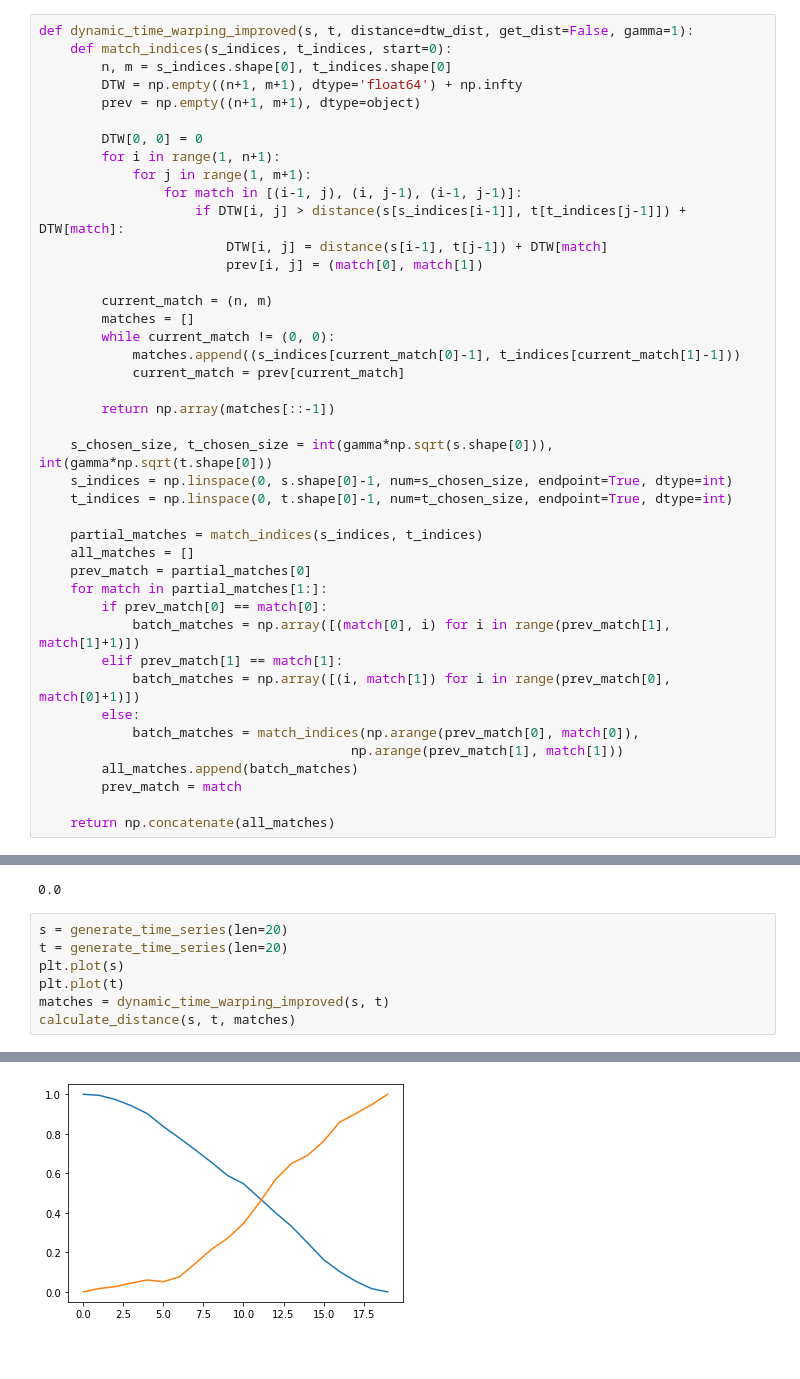
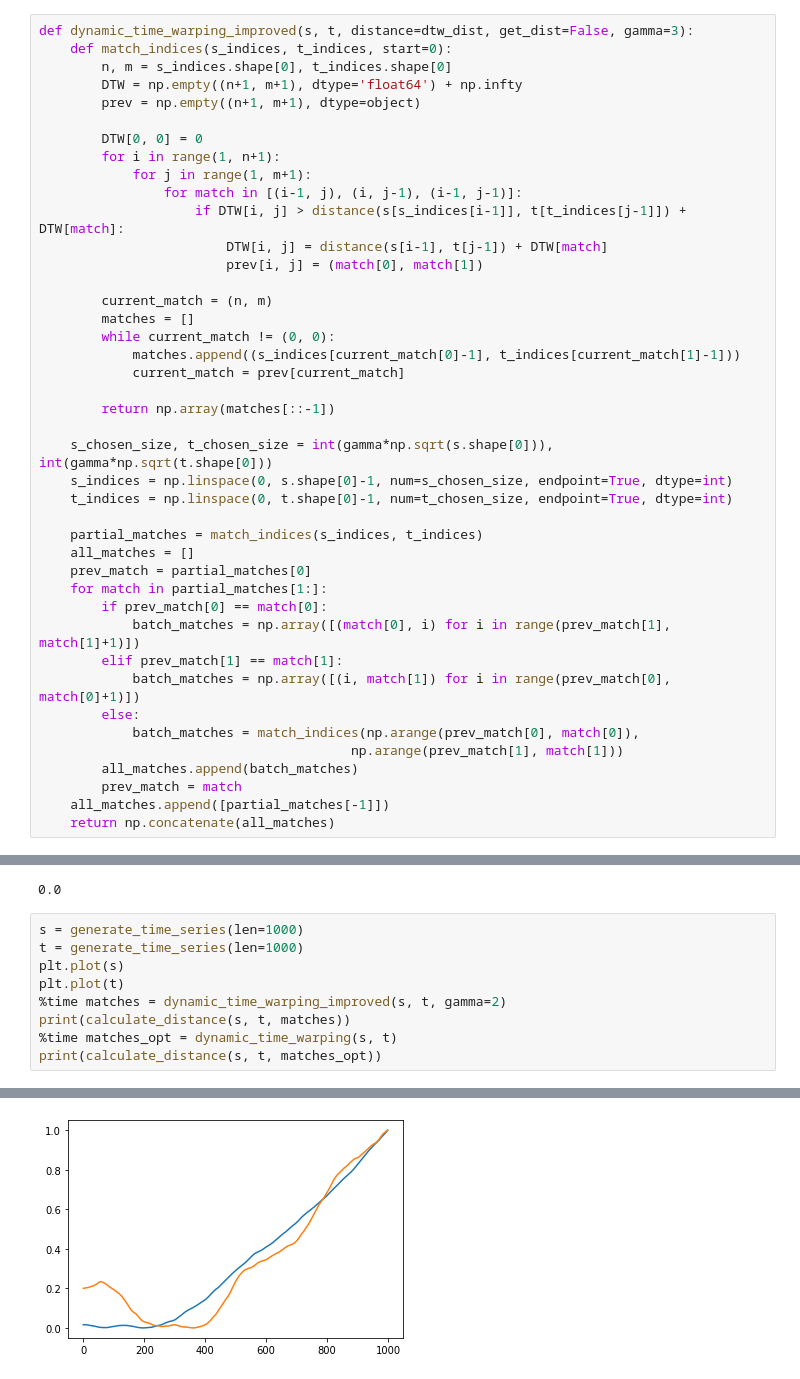
Before and after one commit to AdrianUrbanski/ADM, a Jupyter notebook: lista2.ipynb, the cells around one changed output, grey strips where cells are left out. Drawn from its saved outputs; the diff is of its cells as text.

Commit message:
Fix dtw_improved to include last match in results

```diff
--- a/lista2.ipynb
+++ b/lista2.ipynb
@@ -156,5 +152,5 @@ np.random.choice(2)
 # %%
-def dynamic_time_warping_improved(s, t, distance=dtw_dist, get_dist=False, gamma=1):
+def dynamic_time_warping_improved(s, t, distance=dtw_dist, get_dist=False, gamma=3):
     def match_indices(s_indices, t_indices, start=0):
         n, m = s_indices.shape[0], t_indices.shape[0]
         DTW = np.empty((n+1, m+1), dtype='float64') + np.infty
@@ -193,5 +189,5 @@ def dynamic_time_warping_improved(s, t, distance=dtw_dist, get_dist=False, gamma
                                         np.arange(prev_match[1], match[1]))
         all_matches.append(batch_matches)
         prev_match = match
-
+    all_matches.append([partial_matches[-1]])
     return np.concatenate(all_matches)
@@ -209,10 +207,12 @@ calculate_distance(s, t, matches)
 # %% [output]
 0.0
 # %%
-s = generate_time_series(len=20)
-t = generate_time_series(len=20)
+s = generate_time_series(len=1000)
+t = generate_time_series(len=1000)
 plt.plot(s)
 plt.plot(t)
-matches = dynamic_time_warping_improved(s, t)
-calculate_distance(s, t, matches)
+%time matches = dynamic_time_warping_improved(s, t, gamma=2)
+print(calculate_distance(s, t, matches))
+%time matches_opt = dynamic_time_warping(s, t)
+print(calculate_distance(s, t, matches_opt))
 # %% [output]
@@ -220 +225 @@ calculate_distance(s, t, matches)
-[figure, old version]
+[figure, new version]
```
Also changed, not shown: parts of 6 cells of this notebook.
